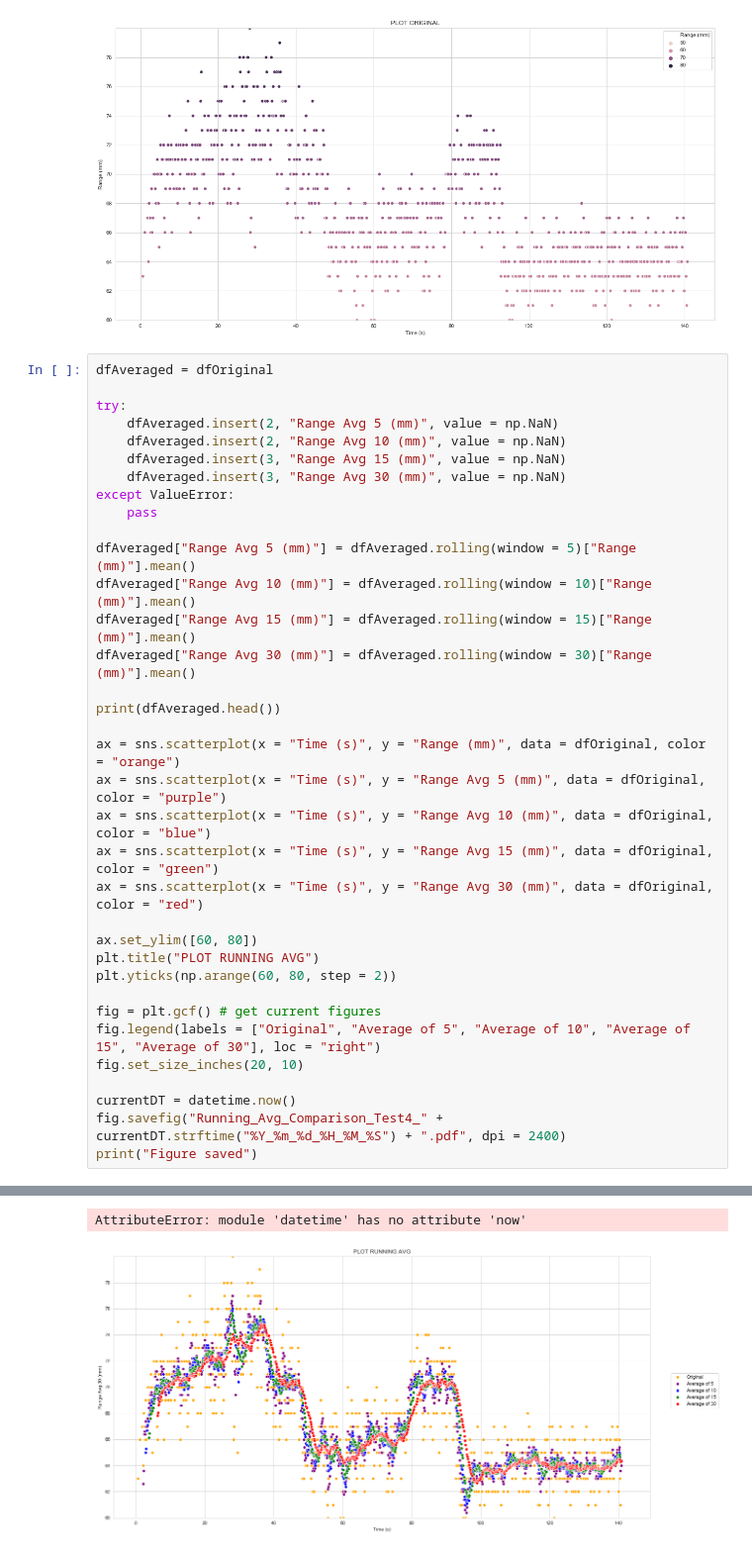
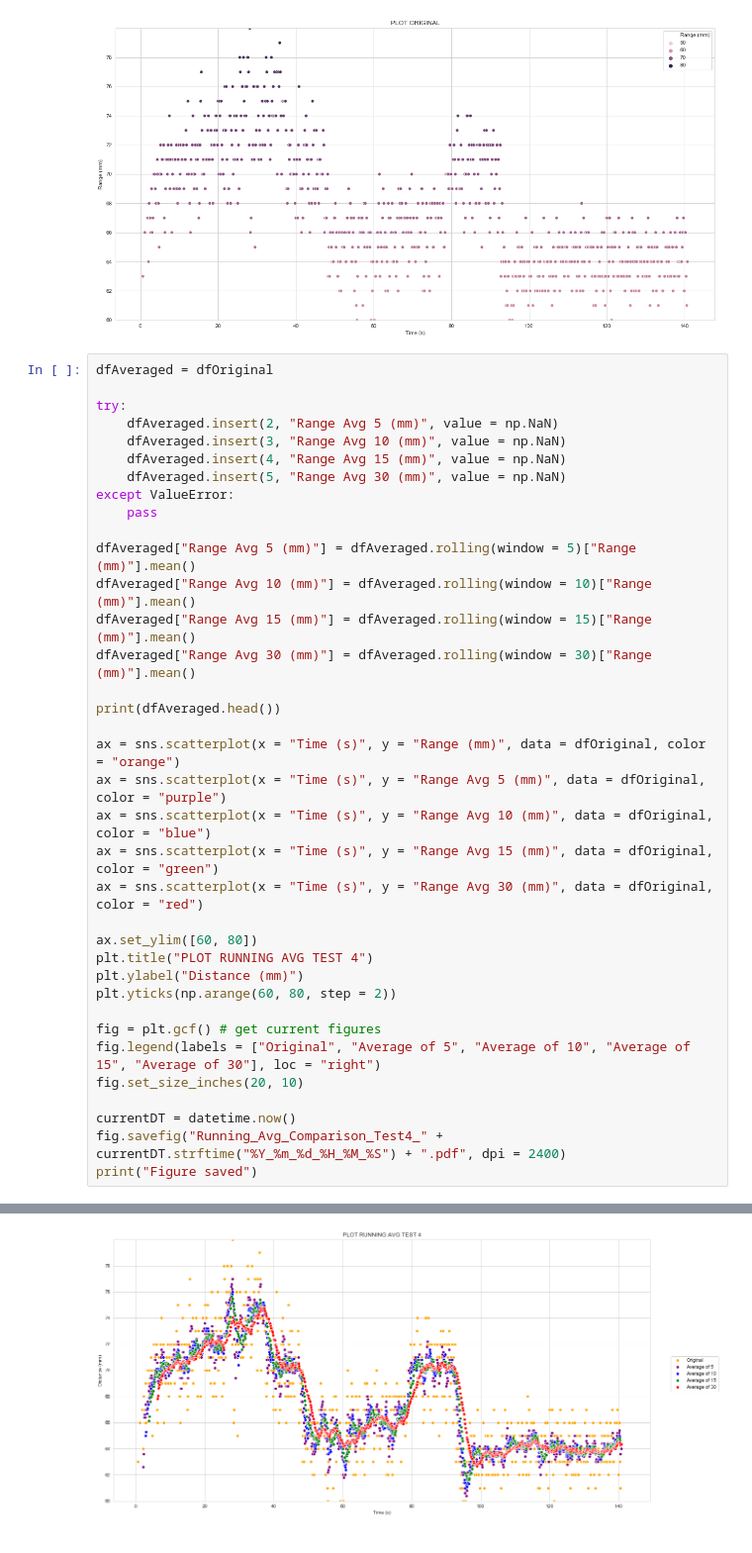
Before and after one commit to ubcbaja/eCVT, a Jupyter notebook: CFP/Data Analysis.ipynb, the cells around one changed output, grey strips where cells are left out. Shown at 99% size. Saved outputs shown, nothing was run; the diff lists cells and outputs as text.

Commit message:
Minor graph refinements

```diff
--- a/CFP/Data Analysis.ipynb
+++ b/CFP/Data Analysis.ipynb
@@ -35,9 +35,9 @@ dfAveraged = dfOriginal
 
 try:
     dfAveraged.insert(2, "Range Avg 5 (mm)", value = np.NaN)
-    dfAveraged.insert(2, "Range Avg 10 (mm)", value = np.NaN)
-    dfAveraged.insert(3, "Range Avg 15 (mm)", value = np.NaN)
-    dfAveraged.insert(3, "Range Avg 30 (mm)", value = np.NaN)
+    dfAveraged.insert(3, "Range Avg 10 (mm)", value = np.NaN)
+    dfAveraged.insert(4, "Range Avg 15 (mm)", value = np.NaN)
+    dfAveraged.insert(5, "Range Avg 30 (mm)", value = np.NaN)
 except ValueError:
     pass
 
@@ -55,7 +55,8 @@ ax = sns.scatterplot(x = "Time (s)", y = "Range Avg 15 (mm)", data = dfOriginal,
 ax = sns.scatterplot(x = "Time (s)", y = "Range Avg 30 (mm)", data = dfOriginal, color = "red")
 
 ax.set_ylim([60, 80])
-plt.title("PLOT RUNNING AVG")
+plt.title("PLOT RUNNING AVG TEST 4")
+plt.ylabel("Distance (mm)")
 plt.yticks(np.arange(60, 80, step = 2))
 
 fig = plt.gcf() # get current figures
@@ -82,2 +84 @@ print("Figure saved")
-AttributeError: module 'datetime' has no attribute 'now'
-[figure, old version]
+[figure, new version]
```
Also changed, not shown: parts of 1 cell of this notebook, 4 other files.
